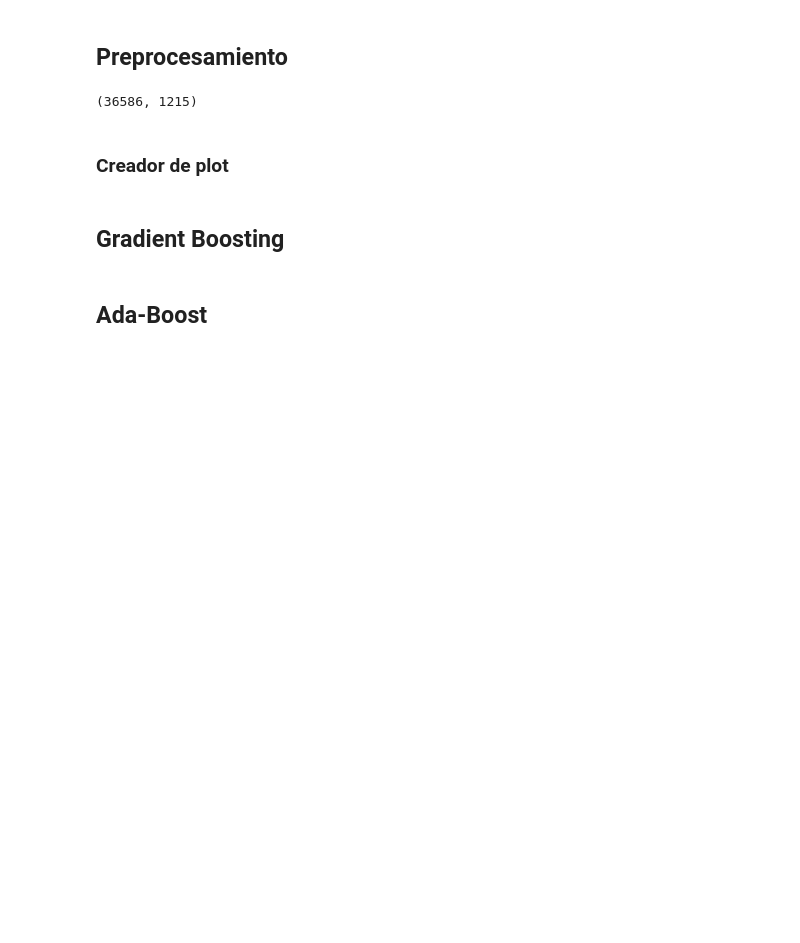
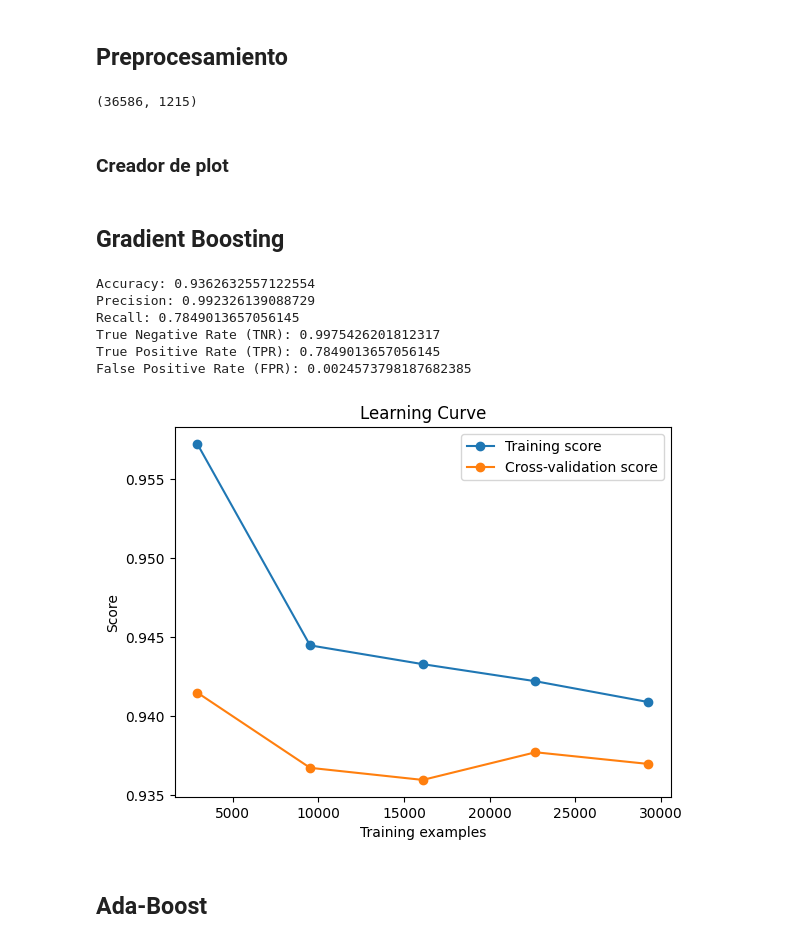
Before and after one commit to Santiago-Moron/MachineLearning-OBL1, a Jupyter notebook: ObligatorioML.ipynb, the cells around one changed output. Cells and saved outputs as stored; diff of their text form; code cells hidden in the pictures; blank space fills up the shorter version.

```diff
--- a/ObligatorioML.ipynb
+++ b/ObligatorioML.ipynb
@@ -134,12 +134,20 @@ graf = Graficador()
 # %% [markdown]
 ##  Gradient Boosting
 # %%
-gb_classifier = GradientBoostingClassifier(n_estimators=20, learning_rate=0.1, random_state=0)
+gb_classifier = GradientBoostingClassifier(n_estimators=10, learning_rate=0.1, random_state=0)
 gb_classifier.fit(X_train, y_train)
 
 predictions = gb_classifier.predict(X_test)
 
-# graf.graficar(predictions, gb_classifier)
+graf.graficar(predictions, gb_classifier)
+# %% [output]
+Accuracy: 0.9362632557122554
+Precision: 0.992326139088729
+Recall: 0.7849013657056145
+True Negative Rate (TNR): 0.9975426201812317
+True Positive Rate (TPR): 0.7849013657056145
+False Positive Rate (FPR): 0.0024573798187682385
+[figure, added]
 # %% [markdown]
 ## Ada-Boost
 # %%
```
Also changed, not shown: parts of 15 cells of this notebook, 1 other file.
